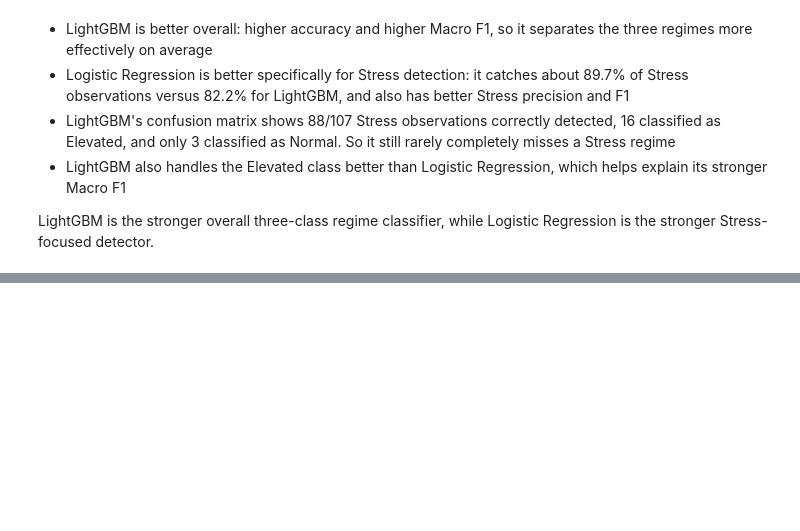
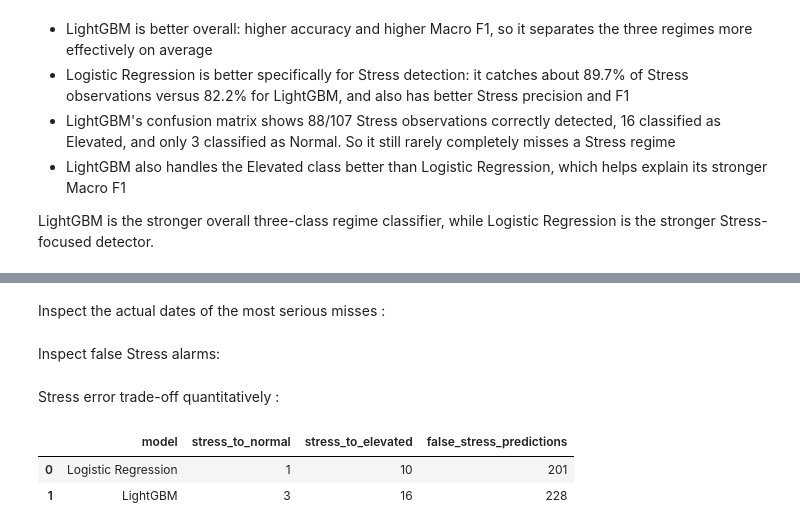
Before and after one commit to Lucie0124/Financial-Volatility-Forecasting, a Jupyter notebook: notebooks/05_regime_clssification.ipynb, the cells around one changed output, grey strips where cells are left out. Cells and saved outputs as stored; diff of their text form; code cells hidden in the pictures; blank space fills up the shorter version.

```diff
--- a/notebooks/05_regime_clssification.ipynb
+++ b/notebooks/05_regime_clssification.ipynb
@@ -932,0 +964,59 @@ LightGBM is the stronger overall three-class regime classifier, while Logistic R
+# %% [markdown]
+Inspect the actual dates of the most serious misses :
+# %%
+logistic_stress_to_normal = logistic_predictions.loc[
+    (logistic_predictions["actual_regime"] == "Stress")
+    & (logistic_predictions["predicted_regime"] == "Normal")
+]
+
+lightgbm_stress_to_normal = lightgbm_predictions.loc[
+    (lightgbm_predictions["actual_regime"] == "Stress")
+    & (lightgbm_predictions["predicted_regime"] == "Normal")
+]
+# %% [markdown]
+Inspect false Stress alarms:
+# %%
+logistic_false_stress = logistic_predictions.loc[
+    (logistic_predictions["actual_regime"] != "Stress")
+    & (logistic_predictions["predicted_regime"] == "Stress")
+]
+
+lightgbm_false_stress = lightgbm_predictions.loc[
+    (lightgbm_predictions["actual_regime"] != "Stress")
+    & (lightgbm_predictions["predicted_regime"] == "Stress")
+]
+# %% [markdown]
+Stress error trade-off quantitatively :
+# %%
+stress_error_summary = pd.DataFrame(
+    {
+        "model": [
+            "Logistic Regression",
+            "LightGBM",
+        ],
+        "stress_to_normal": [
+            len(logistic_stress_to_normal),
+            len(lightgbm_stress_to_normal),
+        ],
+        "stress_to_elevated": [
+            (
+                (stress_logistic["predicted_regime"] == "Elevated")
+                .sum()
+            ),
+            (
+                (stress_lightgbm["predicted_regime"] == "Elevated")
+                .sum()
+            ),
+        ],
+        "false_stress_predictions": [
+            len(logistic_false_stress),
+            len(lightgbm_false_stress),
+        ],
+    }
+)
+
+stress_error_summary
+# %% [output]
+|  | model | stress_to_normal | stress_to_elevated | false_stress_predictions |
+| 0 | Logistic Regression | 1 | 10 | 201 |
+| 1 | LightGBM | 3 | 16 | 228 |
```
Also changed, not shown: parts of 14 cells of this notebook.
